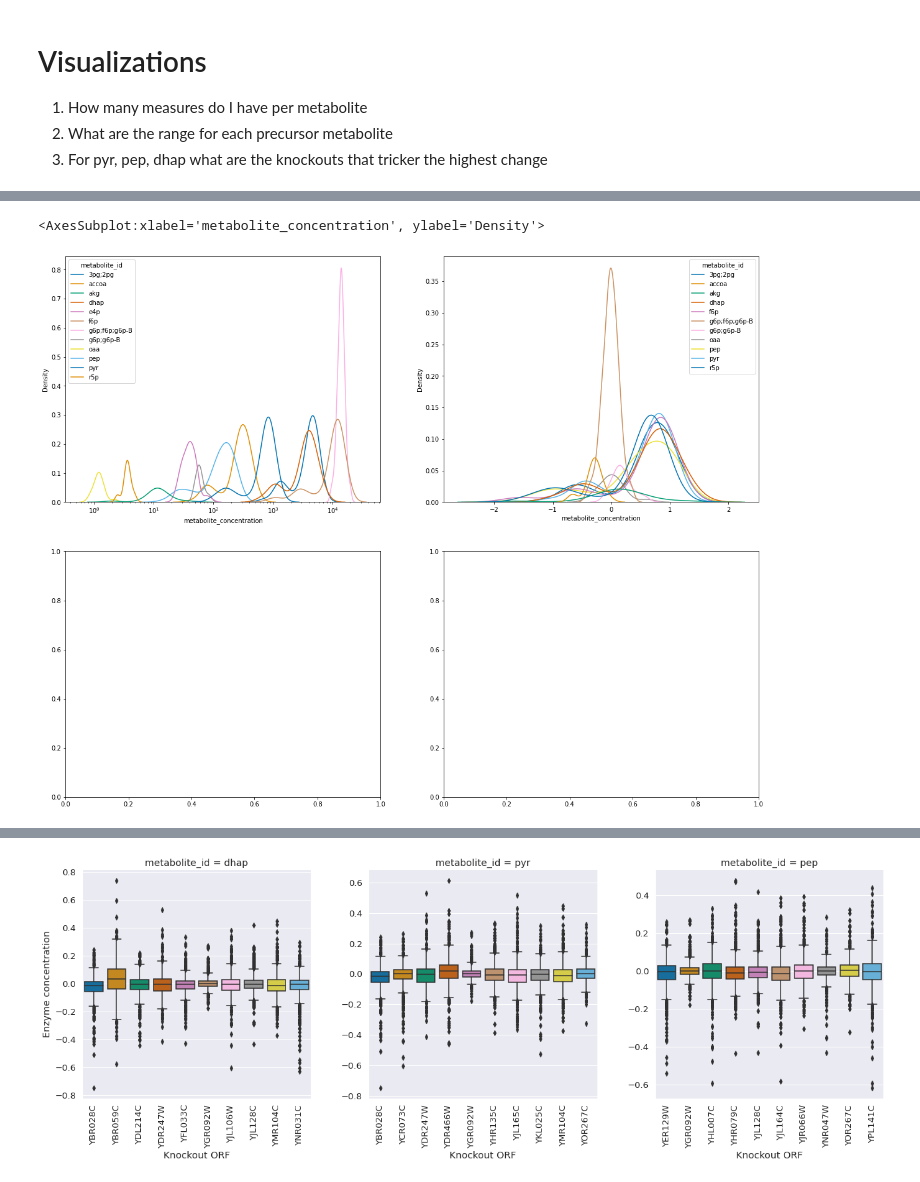
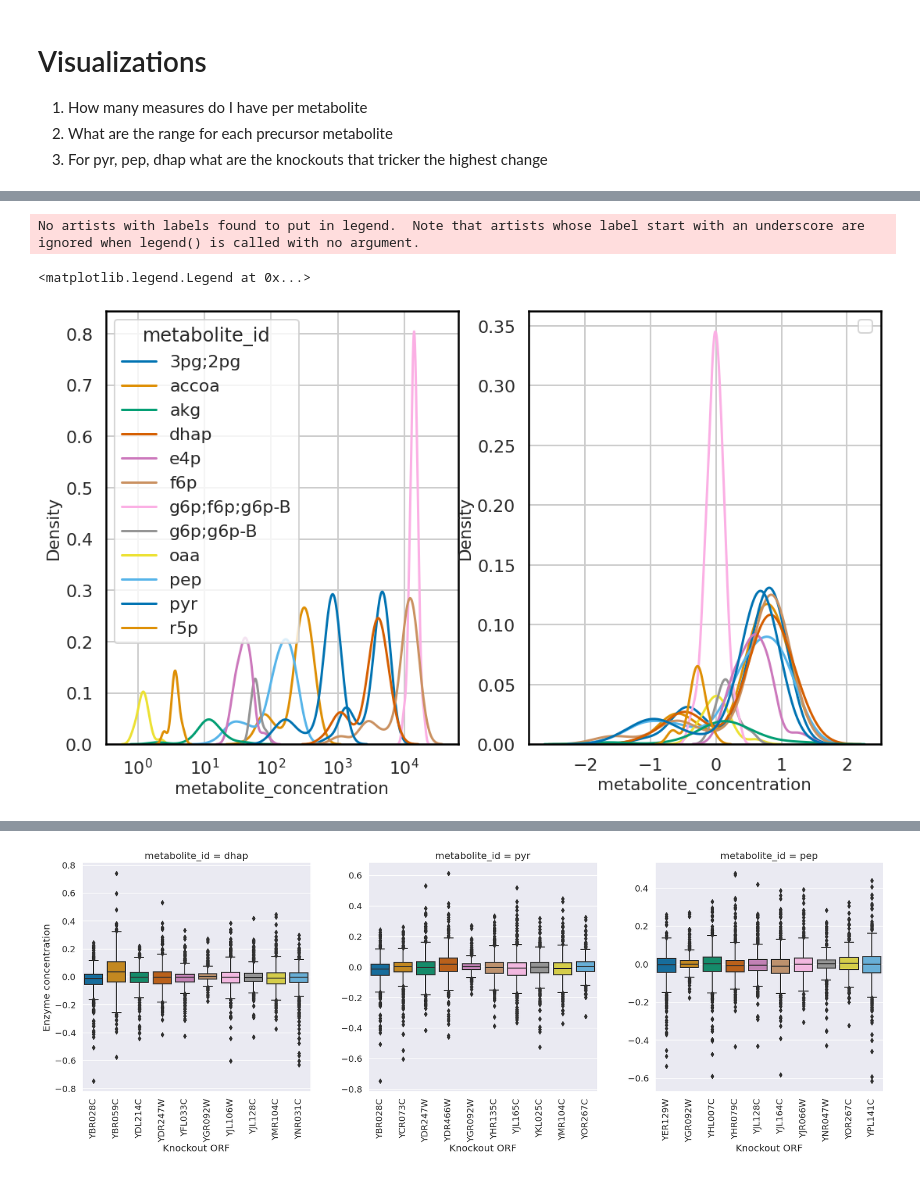
Before and after one commit to trdvangraft/thesis, a Jupyter notebook: metaengineering/experiments/analysis/exploration.ipynb, the cells around one changed output, grey strips where cells are left out. Drawn from its saved outputs; the diff is of its cells as text; code cells hidden in the pictures.

```diff
--- a/metaengineering/experiments/analysis/exploration.ipynb
+++ b/metaengineering/experiments/analysis/exploration.ipynb
@@ -80,17 +101,15 @@ for m in precursor_dataset.x.index.get_level_values(0).unique().to_list():
 2. What are the range for each precursor metabolite
 3. For pyr, pep, dhap what are the knockouts that tricker the highest change
 # %%
+set_context(MODE)
 g = sns.countplot(
-    data=precursor_dataset_raw.x.reset_index(),
+    data=precursor_dataset.x.reset_index(),
     x='metabolite_id',
     palette='colorblind',
-    dodge=False
 )
 
-g.axes.set_xticklabels(g.axes.get_xticklabels(), rotation=90)
-g.set(xlabel="Metabolite id", ylabel="Number of samples", title="Samples per metabolite")
-plt.tight_layout()
+g.set_xticklabels(g.axes.get_xticklabels(), rotation=45)
+g.set(xlabel="Metabolite id", ylabel="Number of samples")
 
-plt.savefig('./images/explorative/count_per_precursor_metabolite.svg')
-plt.savefig('./images/explorative/count_per_precursor_metabolite.png')
+save_fig(path=f"./images/{MODE}/explorative/", name="count_per_precursor_metabolite")
 # %% [output]
@@ -98,14 +117,14 @@ plt.savefig('./images/explorative/count_per_precursor_metabolite.png')
 # %%
+set_context(MODE)
 g = sns.boxplot(
     data=precursor_dataset.y.reset_index(),
     x='metabolite_id',
-    y='metabolite_concentration'
+    y='metabolite_concentration',
+    linewidth=1,
 )
 
-g.axes.set_xticklabels(g.axes.get_xticklabels(), rotation=90)
-g.set(xlabel="Metabolite id", ylabel="Log fold change", title="Log fold change per precursor metabolite")
-plt.tight_layout()
+g.set_xticklabels(g.axes.get_xticklabels(), rotation=45)
+g.set(xlabel="Metabolite id", ylabel="Log fold change")
 
-plt.savefig('./images/explorative/boxplot_per_precursor_metabolite.svg')
-plt.savefig('./images/explorative/boxplot_per_precursor_metabolite.png')
+save_fig(path=f"./images/{MODE}/explorative/", name="boxplot_per_precursor_metabolite_fc")
 # %% [output]
@@ -113,11 +132,13 @@ plt.savefig('./images/explorative/boxplot_per_precursor_metabolite.png')
 # %%
+set_context(MODE)
+
 g = sns.boxplot(
     data=precursor_dataset_raw.y.reset_index(),
     x='metabolite_id',
     y='metabolite_concentration'
 )
 
-g.axes.set_xticklabels(g.axes.get_xticklabels(), rotation=90)
-g.set(xlabel="Metabolite id", ylabel="Log fold change", title="Log fold change per precursor metabolite")
-plt.tight_layout()
+g.set_xticklabels(g.axes.get_xticklabels(), rotation=45)
+g.set(xlabel="Metabolite id", ylabel="Metabolite concentration")
+save_fig(path=f"./images/{MODE}/explorative/", name="boxplot_per_precursor_metabolite")
 # %% [output]
@@ -125,27 +146,33 @@ plt.tight_layout()
 # %%
-fig, ((ax1, ax2), (ax3, ax4)) = plt.subplots(nrows=2, ncols=2, figsize=(20, 16))
+fig = set_context(MODE)
+
+ax1 = fig.add_subplot(1, 2, 1)
+ax2 = fig.add_subplot(1, 2, 2)
 
 sns.kdeplot(
     data=precursor_dataset_raw.y.reset_index(),
     x='metabolite_concentration',
     hue='metabolite_id',
     log_scale=(True),
     fill=False,
     ax=ax1,
     palette='colorblind',
 )
 
 sns.kdeplot(
     data=precursor_dataset.y.reset_index(),
     x='metabolite_concentration',
     hue='metabolite_id',
     fill=False,
     ax=ax2,
     palette='colorblind',
 )
+
+plt.legend()
 # %% [output]
-<AxesSubplot:xlabel='metabolite_concentration', ylabel='Density'>
+No artists with labels found to put in legend.  Note that artists whose label start with an underscore are ignored when legend() is called with no argument.
+<matplotlib.legend.Legend at 0x...>
-[figure, old version]
+[figure, new version]
 # %%
 sns.set(font_scale=1.5)
 fig, ((ax3, ax4)) = plt.subplots(nrows=2, ncols=1, figsize=(14, 16))
```
Also changed, not shown: parts of 9 cells of this notebook, 56 other files.
